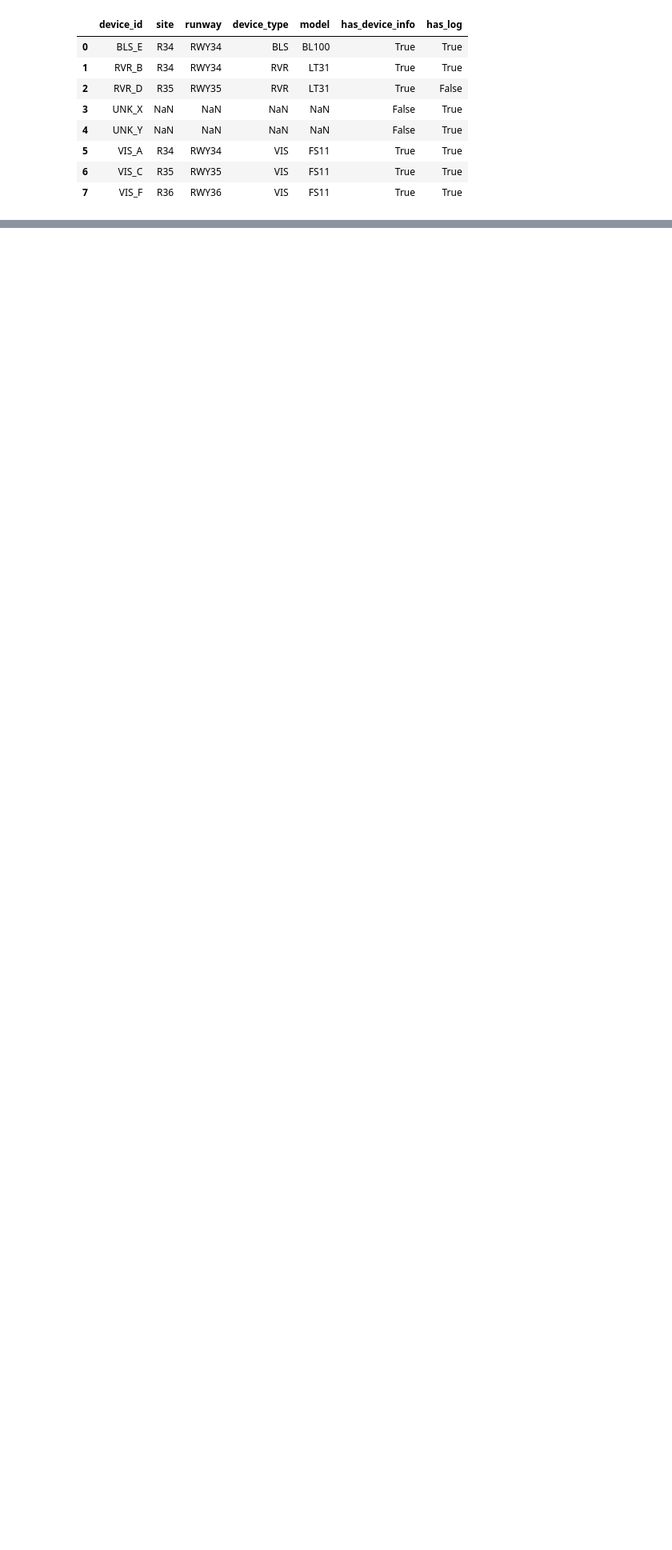
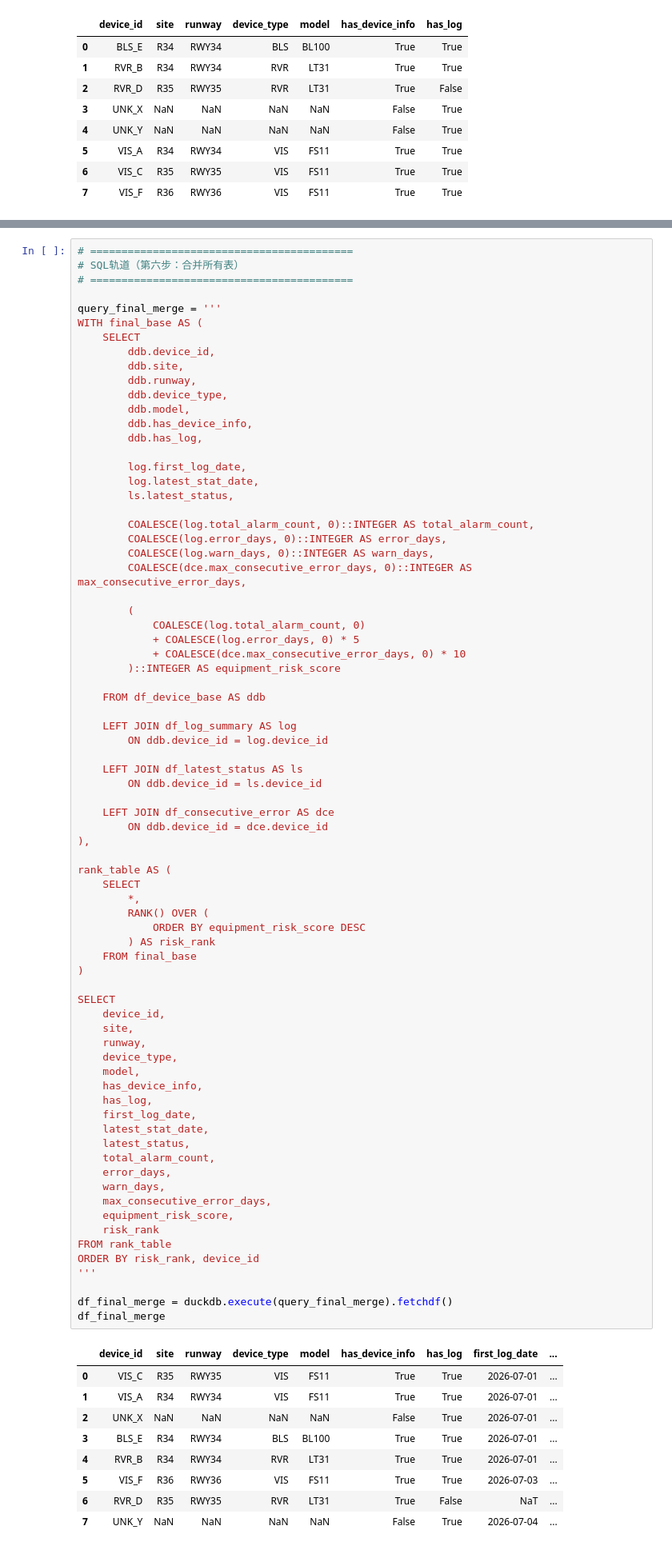
Before and after one commit to zhuimengren9527/projects, a Jupyter notebook: 02_sql_and_pandas/window_function/integrated_practice/02_device_log_join_integrated_analysis.ipynb, the cells around one changed output, grey strips where cells are left out. Shown at 80% size. Cells and saved outputs as stored; diff of their text form; blank space fills up the shorter version.

Commit message:
docs: add device risk integrated analysis notes

```diff
--- a/02_sql_and_pandas/window_function/integrated_practice/02_device_log_join_integrated_analysis.ipynb
+++ b/02_sql_and_pandas/window_function/integrated_practice/02_device_log_join_integrated_analysis.ipynb
@@ -747,0 +1001,85 @@ df_device_base
+# %%
+# ==========================================
+# SQL轨道（第六步：合并所有表）
+# ==========================================
+
+query_final_merge = '''
+WITH final_base AS (
+    SELECT
+        ddb.device_id,
+        ddb.site,
+        ddb.runway,
+        ddb.device_type,
+        ddb.model,
+        ddb.has_device_info,
+        ddb.has_log,
+
+        log.first_log_date,
+        log.latest_stat_date,
+        ls.latest_status,
+
+        COALESCE(log.total_alarm_count, 0)::INTEGER AS total_alarm_count,
+        COALESCE(log.error_days, 0)::INTEGER AS error_days,
+        COALESCE(log.warn_days, 0)::INTEGER AS warn_days,
+        COALESCE(dce.max_consecutive_error_days, 0)::INTEGER AS max_consecutive_error_days,
+
+        (
+            COALESCE(log.total_alarm_count, 0)
+            + COALESCE(log.error_days, 0) * 5
+            + COALESCE(dce.max_consecutive_error_days, 0) * 10
+        )::INTEGER AS equipment_risk_score
+
+    FROM df_device_base AS ddb
+
+    LEFT JOIN df_log_summary AS log
+        ON ddb.device_id = log.device_id
+
+    LEFT JOIN df_latest_status AS ls
+        ON ddb.device_id = ls.device_id
+
+    LEFT JOIN df_consecutive_error AS dce
+        ON ddb.device_id = dce.device_id
+),
+
+rank_table AS (
+    SELECT
+        *,
+        RANK() OVER (
+            ORDER BY equipment_risk_score DESC
+        ) AS risk_rank
+    FROM final_base
+)
+
+SELECT
+    device_id,
+    site,
+    runway,
+    device_type,
+    model,
+    has_device_info,
+    has_log,
+    first_log_date,
+    latest_stat_date,
+    latest_status,
+    total_alarm_count,
+    error_days,
+    warn_days,
+    max_consecutive_error_days,
+    equipment_risk_score,
+    risk_rank
+FROM rank_table
+ORDER BY risk_rank, device_id
+'''
+
+df_final_merge = duckdb.execute(query_final_merge).fetchdf()
+df_final_merge
+# %% [output]
+|  | device_id | site | runway | device_type | model | has_device_info | has_log | first_log_date | ... |
+| 0 | VIS_C | R35 | RWY35 | VIS | FS11 | True | True | 2026-07-01 | ... |
+| 1 | VIS_A | R34 | RWY34 | VIS | FS11 | True | True | 2026-07-01 | ... |
+| 2 | UNK_X | NaN | NaN | NaN | NaN | False | True | 2026-07-01 | ... |
+| 3 | BLS_E | R34 | RWY34 | BLS | BL100 | True | True | 2026-07-01 | ... |
+| 4 | RVR_B | R34 | RWY34 | RVR | LT31 | True | True | 2026-07-01 | ... |
+| 5 | VIS_F | R36 | RWY36 | VIS | FS11 | True | True | 2026-07-03 | ... |
+| 6 | RVR_D | R35 | RWY35 | RVR | LT31 | True | False | NaT | ... |
+| 7 | UNK_Y | NaN | NaN | NaN | NaN | False | True | 2026-07-04 | ... |
```
Also changed, not shown: parts of 7 cells of this notebook, 1 other file.
